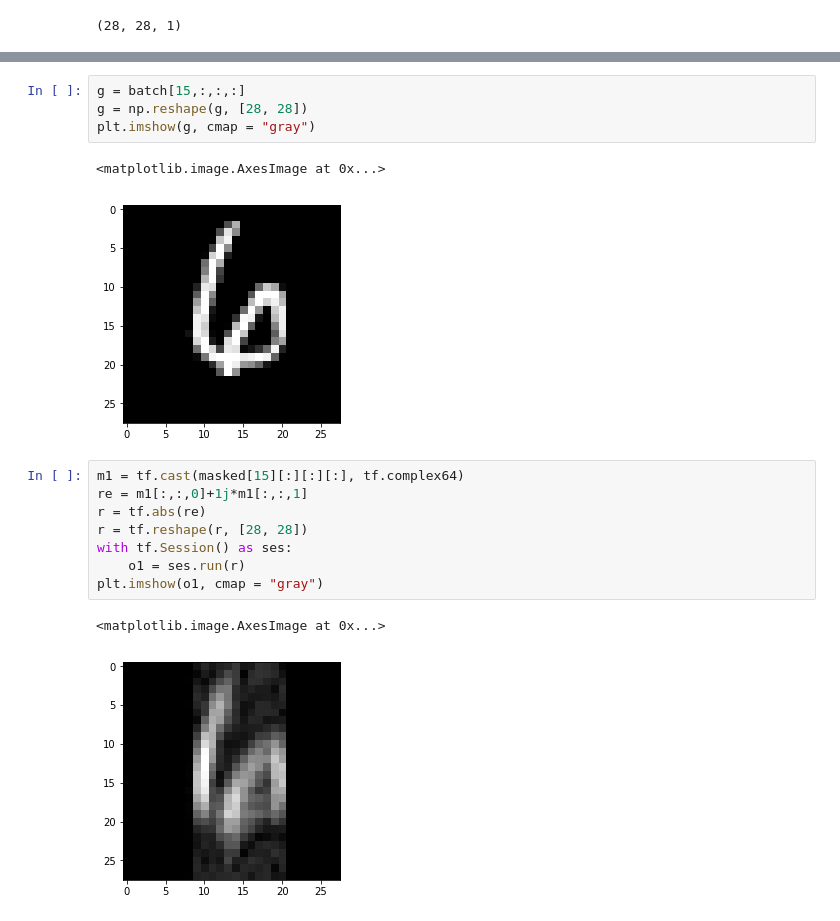
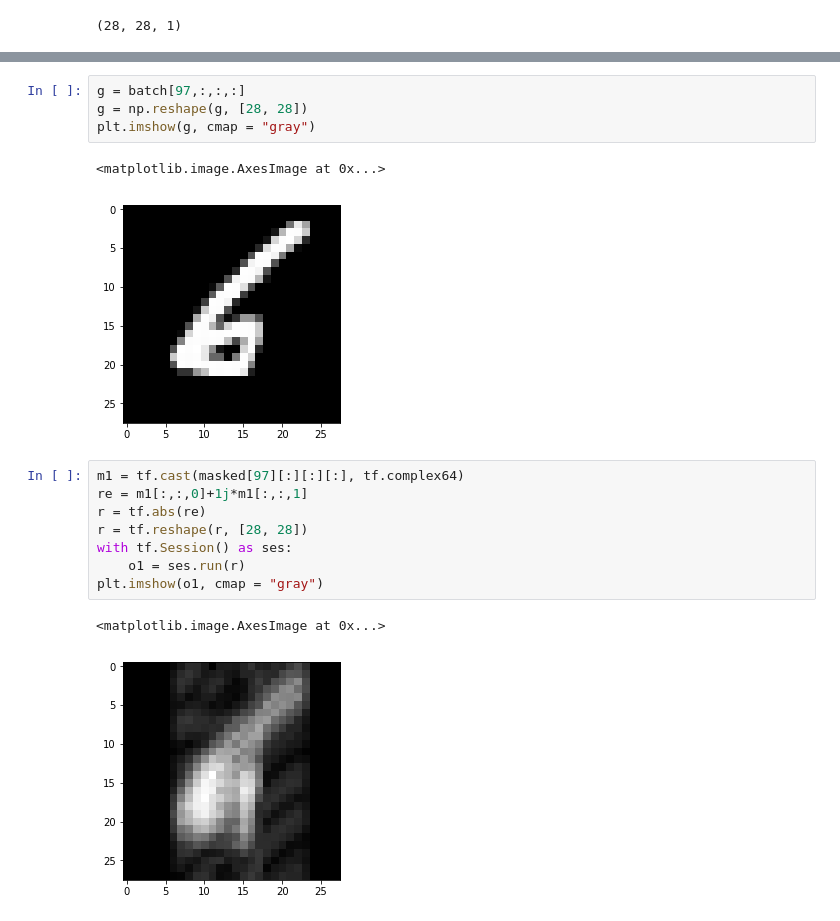
Before and after one commit to charlienew/GANCS, a Jupyter notebook: Mnist-test.ipynb, the cells around one changed output, grey strips where cells are left out. Drawn from its saved outputs; the diff is of its cells as text.

```diff
--- a/Mnist-test.ipynb
+++ b/Mnist-test.ipynb
@@ -201,18 +213,18 @@ plt.imshow(m, cmap = "gray")
 # %%
-g = batch[15,:,:,:]
+g = batch[97,:,:,:]
 g = np.reshape(g, [28, 28])
 plt.imshow(g, cmap = "gray")
 # %% [output]
 <matplotlib.image.AxesImage at 0x...>
-[figure, old version]
+[figure, new version]
 # %%
-m1 = tf.cast(masked[15][:][:][:], tf.complex64)
+m1 = tf.cast(masked[97][:][:][:], tf.complex64)
 re = m1[:,:,0]+1j*m1[:,:,1]
 r = tf.abs(re)
 r = tf.reshape(r, [28, 28])
 with tf.Session() as ses:
     o1 = ses.run(r)
 plt.imshow(o1, cmap = "gray")
 # %% [output]
 <matplotlib.image.AxesImage at 0x...>
-[figure, old version]
+[figure, new version]
```
Also changed, not shown: parts of 9 cells of this notebook.
